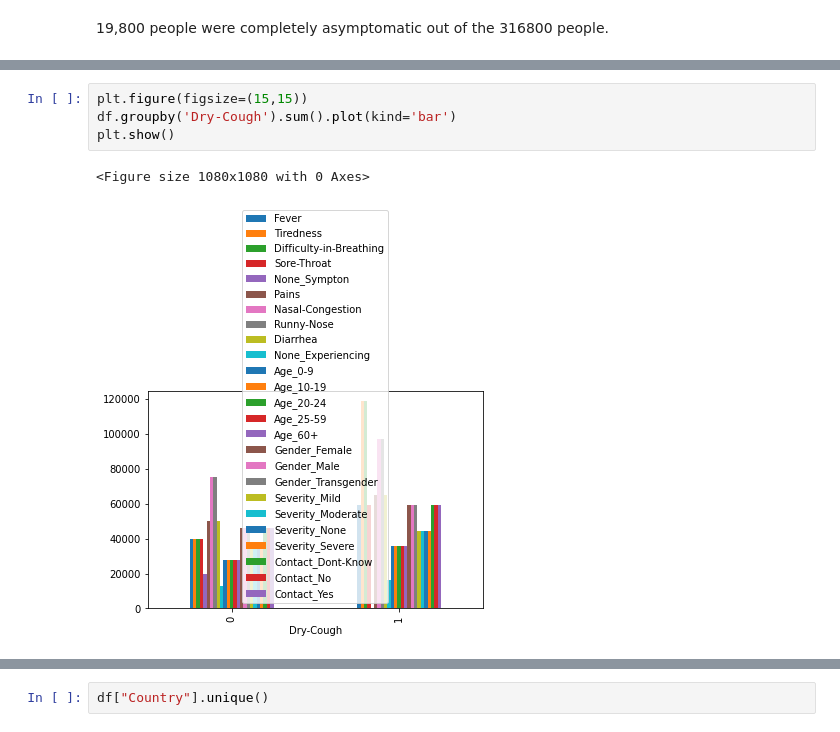
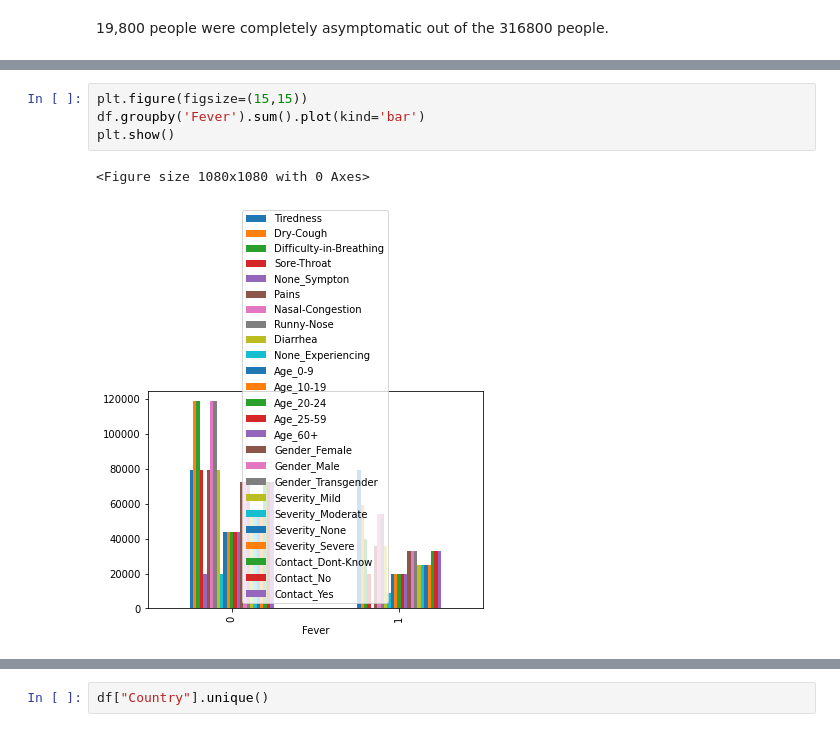
Before and after one commit to ayaanzhaque/Nicotine-COVID19, a Jupyter notebook: symptoms_EDA.ipynb, the cells around one changed output, grey strips where cells are left out. Drawn from its saved outputs; the diff is of its cells as text.

Commit message:
good symptom plots

```diff
--- a/symptoms_EDA.ipynb
+++ b/symptoms_EDA.ipynb
@@ -95,7 +64,7 @@ df
 # %%
 plt.figure(figsize=(15,15))
-df.groupby('Dry-Cough').sum().plot(kind='bar')
+df.groupby('Fever').sum().plot(kind='bar')
 plt.show()
 # %% [output]
 <Figure size 1080x1080 with 0 Axes>
-[figure, old version]
+[figure, new version]
```
Also changed, not shown: parts of 9 cells of this notebook.
